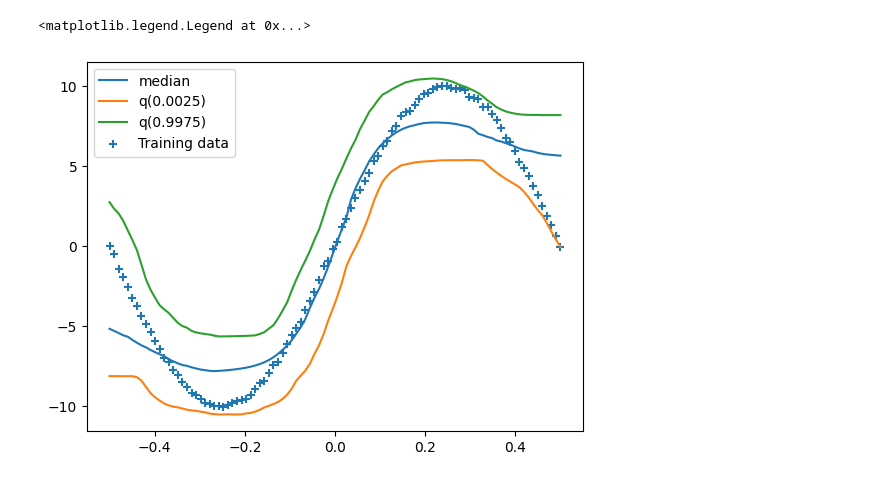
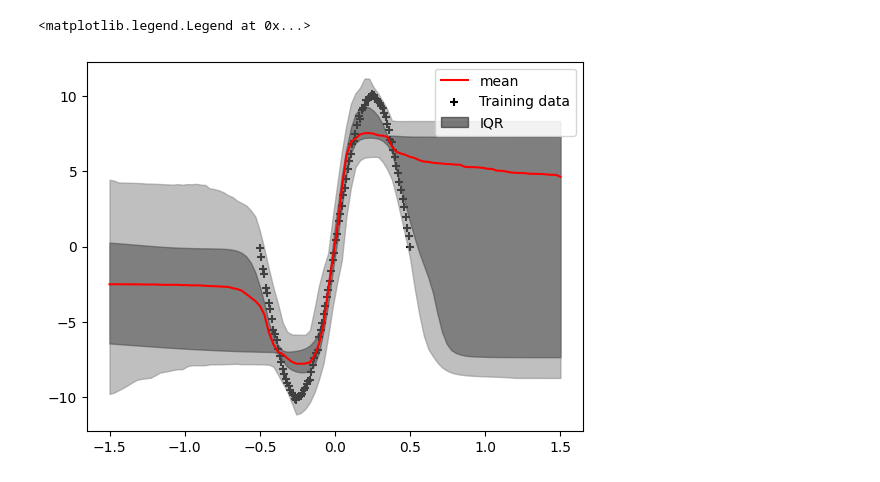
Before and after one commit to Davidson-Lova/PFE_BNN_ABS_SS, a Jupyter notebook: my_bnn_sin.ipynb, the cells around one changed output. Drawn from its saved outputs; the diff is of its cells as text; code cells hidden in the pictures.

```diff
--- a/my_bnn_sin.ipynb
+++ b/my_bnn_sin.ipynb
@@ -85,7 +85,7 @@ for j in range(0, l) :
     for k in range(0, int(N*P0)) :
         mu = thetas[k]
 
-        for i in range(0, int(1/P0) - 1) :
+        for i in range(0, int(1/P0)) :
             new_theta = simuler_theta(mu, sigma_j)
             new_y_hat = FNN(X, new_theta, 15)
             rho = np.linalg.norm(new_y_hat - y)
@@ -104,15 +104,39 @@ for j in range(0, l) :
     thetas = new_thetas
     y_hats = new_y_hats
     rho_n = new_rho_n
-# %%
-plt.plot(X,np.median(np.array(y_hats), axis = 0), label ="median")
-plt.plot(X,np.quantile(np.array(y_hats),q = 0.0025, axis = 0), label = 'q(0.0025)')
-plt.plot(X,np.quantile(np.array(y_hats),q = 0.9975, axis = 0), label = 'q(0.9975)')
-plt.scatter(X, y, marker='+', label='Training data')
-plt.legend()
-# %% [output]
-<matplotlib.legend.Legend at 0x...>
-[figure, removed]
+# %%
+X_large = np.linspace(-1.5, 1.5, 100)
+Y_hat_large = []
+for theta in thetas :
+    Y_hat_large.append(FNN(X_large, theta,15))
+
+q1 = np.quantile(np.array(Y_hat_large),q = 0.25, axis = 0)
+q1 = q1.reshape(q1.size)
+
+q2 = np.quantile(np.array(Y_hat_large),q = 0.75, axis = 0)
+q2 = q2.reshape(q2.size)
+
+q25 = np.quantile(np.array(Y_hat_large),q = 0.0025, axis = 0)
+q25 = q25.reshape(q25.size)
+
+q9975 = np.quantile(np.array(Y_hat_large),q = 0.9975, axis = 0)
+q9975 = q9975.reshape(q9975.size)
+
+
+median = np.median(np.array(Y_hat_large), axis = 0)
+median = median.reshape(median.size)
+# %%
+plt.plot(X_large,median, label ="mean", color = 'r')
+plt.scatter(X, y, marker='+', label='Training data', color = 'k')
+
+plt.fill_between(X_large.ravel(),q1, q2, alpha=0.5,label='IQR', color = 'k')
+
+plt.fill_between(X_large.ravel(),q25, q9975, alpha=0.5,color = 'gray')
+
+plt.legend()
+# %% [output]
+<matplotlib.legend.Legend at 0x...>
+[figure, added]
 # %%
 def f(x, sigma):
     epsilon = np.random.randn(*x.shape) * sigma
```
Also changed, not shown: parts of 8 cells of this notebook.
